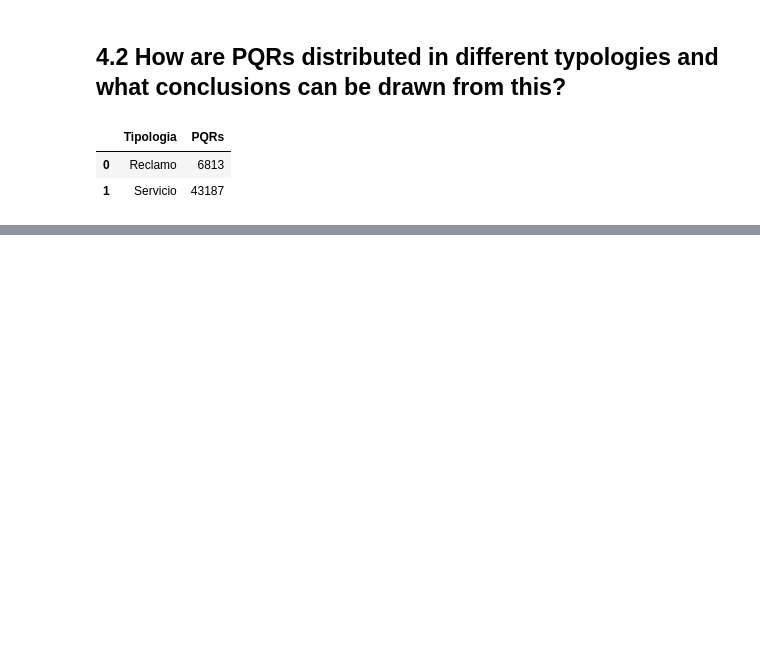
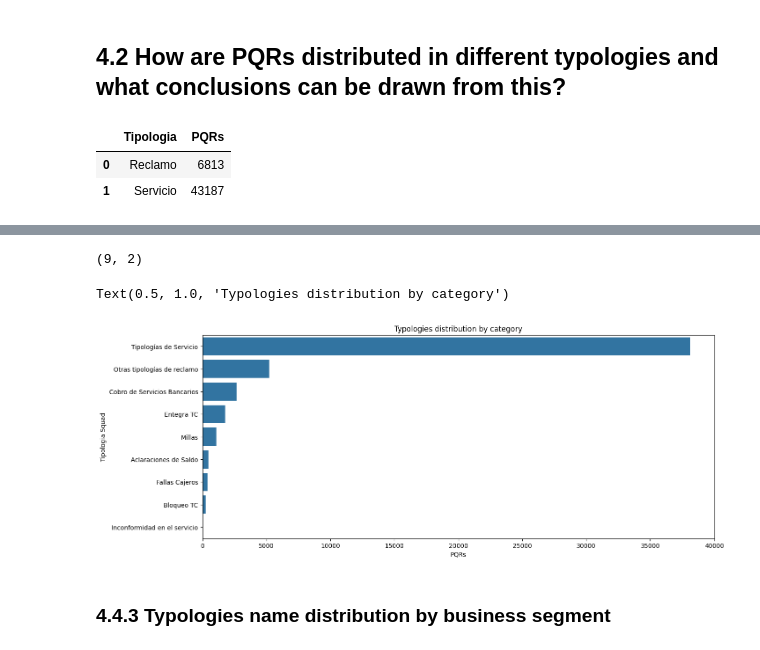
Before and after one commit to andres345gm/Prueba-Accenture, a Jupyter notebook: AccenBank.ipynb, the cells around one changed output, grey strips where cells are left out. Drawn from its saved outputs; the diff is of its cells as text; code cells hidden in the pictures; blank space fills up the shorter version.

```diff
--- a/AccenBank.ipynb
+++ b/AccenBank.ipynb
@@ -210,0 +240,3 @@ PQRs_typology_df.to_csv('results/PQRs_typology.csv', index=False)
+# %%
+PQRS_typology_by_category_df = pqr_df.groupby("Tipologia Squad").size().reset_index(name="PQRs")
+PQRS_typology_by_category_df.head()
@@ -210,0 +250,15 @@ PQRs_typology_df.to_csv('results/PQRs_typology.csv', index=False)
+# %%
+# Exploring how many typologies are in the dataset
+PQRS_typology_by_category_df.shape
+# %% [output]
+(9, 2)
+# %%
+# Sorting the typologies by the number of PQRs, as it can be seen that there are 10 typologies, it is possible to visualize all the typologies
+PQRS_typology_by_category_df = PQRS_typology_by_category_df.sort_values(by='PQRs', ascending=False)
+# %%
+plt.figure(figsize=(15, 6))
+sns.barplot(data=PQRS_typology_by_category_df, y="Tipologia Squad", x="PQRs")
+plt.title('Typologies distribution by category')
+# %% [output]
+Text(0.5, 1.0, 'Typologies distribution by category')
+[figure, added]
@@ -210,0 +267,2 @@ PQRs_typology_df.to_csv('results/PQRs_typology.csv', index=False)
+# %% [markdown]
+### 4.4.3 Typologies name distribution by business segment
```
Also changed, not shown: parts of 44 cells of this notebook.
